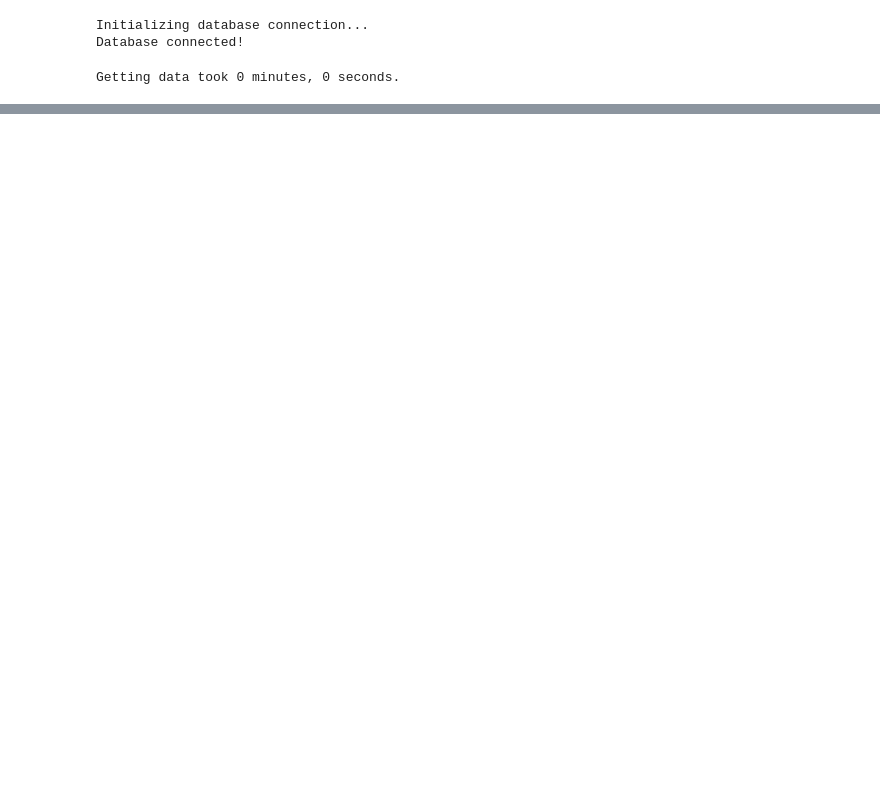
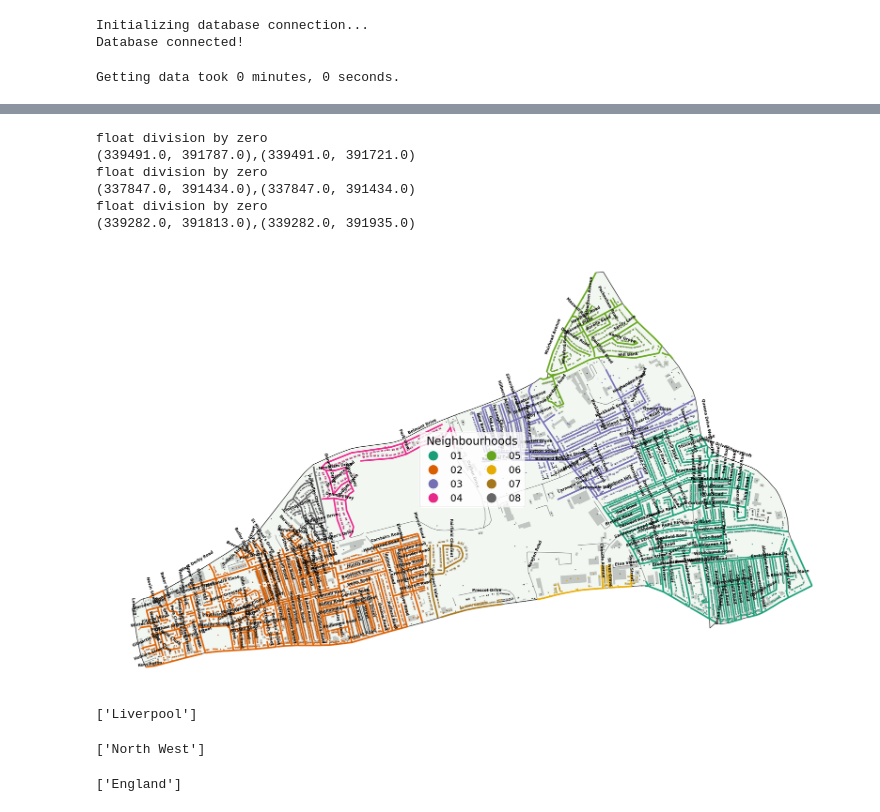
Before and after one commit to peterprescott/a1-dissertation, a Jupyter notebook: code/09Sep_03/E01_ImportAndSee.ipynb, the cells around one changed output, grey strips where cells are left out. Cells and saved outputs as stored; diff of their text form; code cells hidden in the pictures; blank space fills up the shorter version.

```diff
--- a/code/09Sep_03/E01_ImportAndSee.ipynb
+++ b/code/09Sep_03/E01_ImportAndSee.ipynb
@@ -62,0 +30,62 @@ n.boundary.plot(ax=ax, linewidth=1.5, color='k')
+# %%
+_fig, ax = plt.subplots(figsize=(50,25))
+cmap='Dark2'
+gpd.GeoDataFrame(geometry=gpd.GeoSeries(n.geom)).plot(ax=ax, color='darkgreen', alpha=0.05)
+n.boundary.plot(ax=ax, linewidth=1.5, color='k')
+bdg_df = n.df[~n.df[['id_building']].duplicated()][['community', 'geometry_building']]
+street_df = n.df[~n.df[['id_street']].duplicated()][['community', 'geometry_street']]
+gpd.GeoDataFrame(bdg_df[['community']],
+                 geometry=gpd.GeoSeries(bdg_df.geometry_building)).plot(
+    color='k', ax=ax, markersize=1, alpha=0.2)
+gpd.GeoDataFrame(n.df[['community']],
+                 geometry=gpd.GeoSeries.from_wkb(n.df.uprn_geometry)).plot(
+    color='k', ax=ax, markersize=5, alpha=0.5)
+
+gpd.GeoDataFrame(street_df[['community']],
+                 geometry=gpd.GeoSeries(street_df.geometry_street)).plot(
+     color='k', ax=ax, markersize=5, alpha=0.5)
+
+gpd.GeoDataFrame(street_df[['community']],
+                 geometry=gpd.GeoSeries(street_df.geometry_street)).plot(
+    'community', cmap=cmap, ax=ax, linewidth=5, alpha=1)
+
+gpd.GeoDataFrame(n.df[['community']],
+                 geometry=gpd.GeoSeries.from_wkb(n.df.uprn_geometry)).plot(
+    'community', ax=ax, markersize=5, cmap=cmap, alpha=1, legend=True, legend_kwds={'fontsize':30,
+                                                                                      'markerscale':3,
+                                                                                      'loc':'center',
+                                                                                     'title': 'Neighbourhoods',
+                                                                                     'title_fontsize':35,
+                                                                                     'markerfirst': True,
+                                                                                     'ncol':2})
+
+for i in range(len(road_names)):
+    road = road_names.iloc[i]
+    line = list(road.geometry_street.coords)
+    point1 = line[0]
+#     print(point1)
+    point2 = line[-1]
+#     print(point2)
+    try:
+        rotation = atan((point2[1] - point1[1])/(point2[0]-point1[0]))* (180/math.pi)
+    except Exception as e:
+        print(e)
+        print(f'{point1},{point2}')
+        if point2[1] > point1[1]:
+            rotation = 90
+        else: rotation = -90
+    ax.text(road.geometry_street.centroid.x, road.geometry_street.centroid.y, road.name1,
+            weight='bold', ha='center', rotation=rotation, size='large')
+
+
+plt.axis('off')
+t = time()
+plt.savefig(f'save_fig/{t}.png', facecolor='white', transparent=False)
+# %% [output]
+float division by zero
+(339491.0, 391787.0),(339491.0, 391721.0)
+float division by zero
+(337847.0, 391434.0),(337847.0, 391434.0)
+float division by zero
+(339282.0, 391813.0),(339282.0, 391935.0)
+[figure, added]
@@ -62,0 +96,12 @@ n.boundary.plot(ax=ax, linewidth=1.5, color='k')
+# %%
+list(names.DISTRICT_BOROUGH.unique())
+# %% [output]
+['Liverpool']
+# %%
+list(names.REGION.unique())
+# %% [output]
+['North West']
+# %%
+list(names.COUNTRY.unique())
+# %% [output]
+['England']
```
Also changed, not shown: parts of 29 cells of this notebook.
